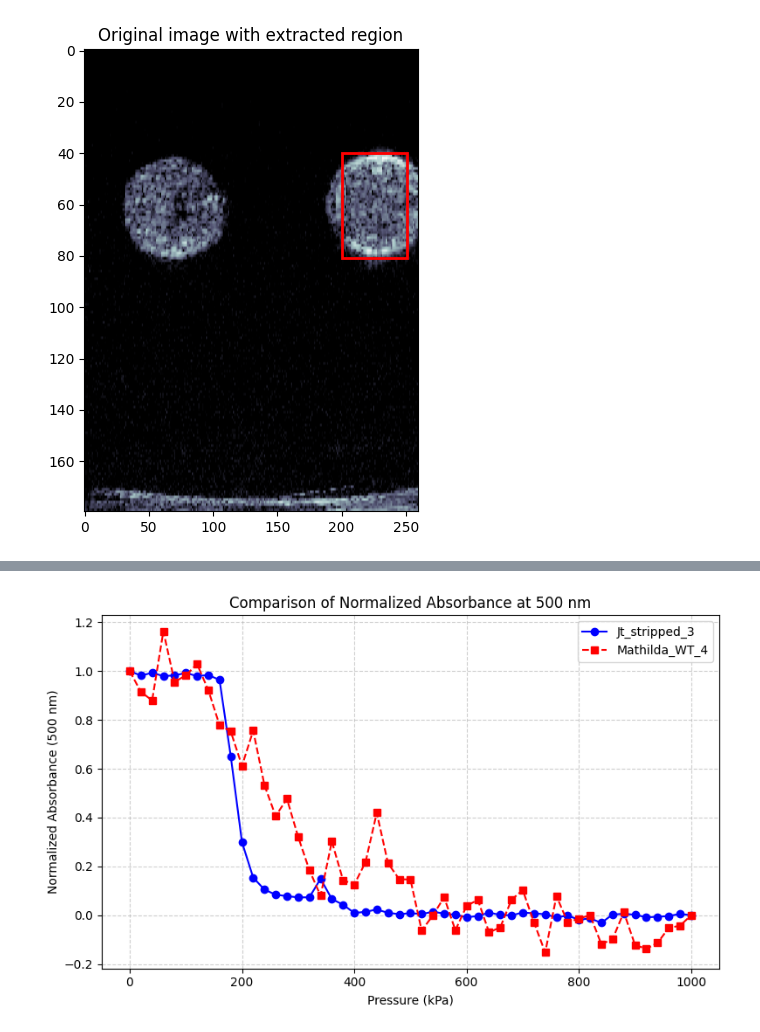
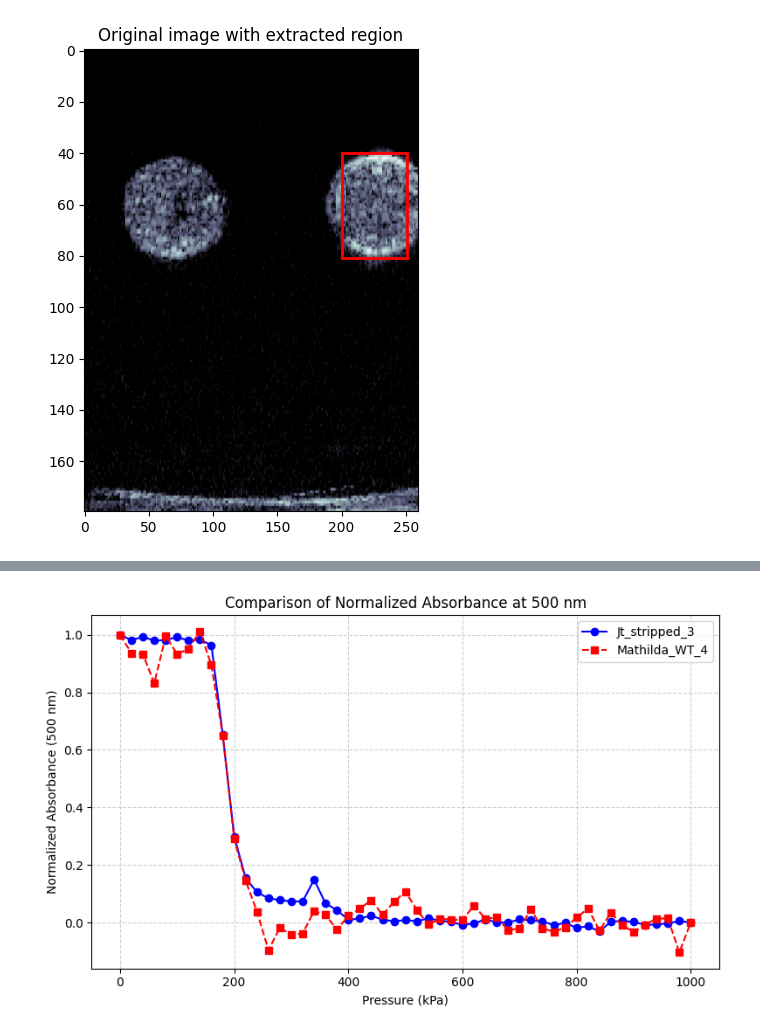
Before and after one commit to fabibombo/NB3026-ultrasound-processing, a Jupyter notebook: lab_ultrasound.ipynb, the cells around one changed output, grey strips where cells are left out. Cells and saved outputs as stored; diff of their text form; code cells hidden in the pictures.

```diff
--- a/notebook2.ipynb
+++ b/lab_ultrasound.ipynb
@@ -308,28 +192,28 @@ Columns: ['Parameters', 'Values']
 # %%
 import pandas as pd
 import matplotlib.pyplot as plt
 
 # File path
 file1 = "/home/dvallmanyapoch/Projects/biomol_elective/data/06052026_Jt_stripped_3_06052026.xlsx"
-file2 = "/home/dvallmanyapoch/Projects/biomol_elective/data/06052026_Tudor_WT_5_06052026.xlsx"
+file2 = "/home/dvallmanyapoch/Projects/biomol_elective/data/06052026_Ira_stripped_6_06052026.xlsx"
 
 # Read the "Normalized Abs 500" sheet from each file
 df1 = pd.read_excel(file1, sheet_name="Normalized Abs 500")
 df2 = pd.read_excel(file2, sheet_name="Normalized Abs 500")
 
 # Plot both curves
 plt.figure(figsize=(8, 5))
 plt.plot(df1["Pressure (kPa)"], df1["Absorbance 500nm"],
          marker='o', linestyle='-', color='blue', label="Jt_stripped_3")
 plt.plot(df2["Pressure (kPa)"], df2["Absorbance 500nm"],
          marker='s', linestyle='--', color='red', label="Mathilda_WT_4")
 
 plt.xlabel("Pressure (kPa)")
 plt.ylabel("Normalized Absorbance (500 nm)")
 plt.title("Comparison of Normalized Absorbance at 500 nm")
 plt.legend()
 plt.grid(True, linestyle='--', alpha=0.6)
 plt.tight_layout()
 plt.show()
 # %% [output]
-[figure, old version]
+[figure, new version]
```
Also changed, not shown: parts of 14 cells of this notebook, 5 other files.
